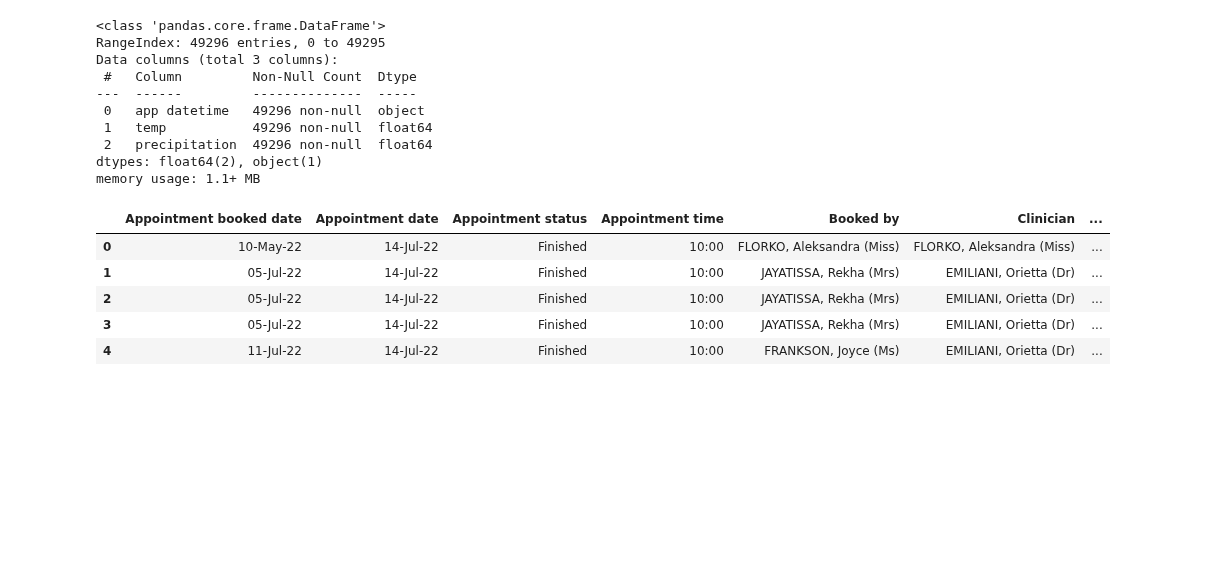
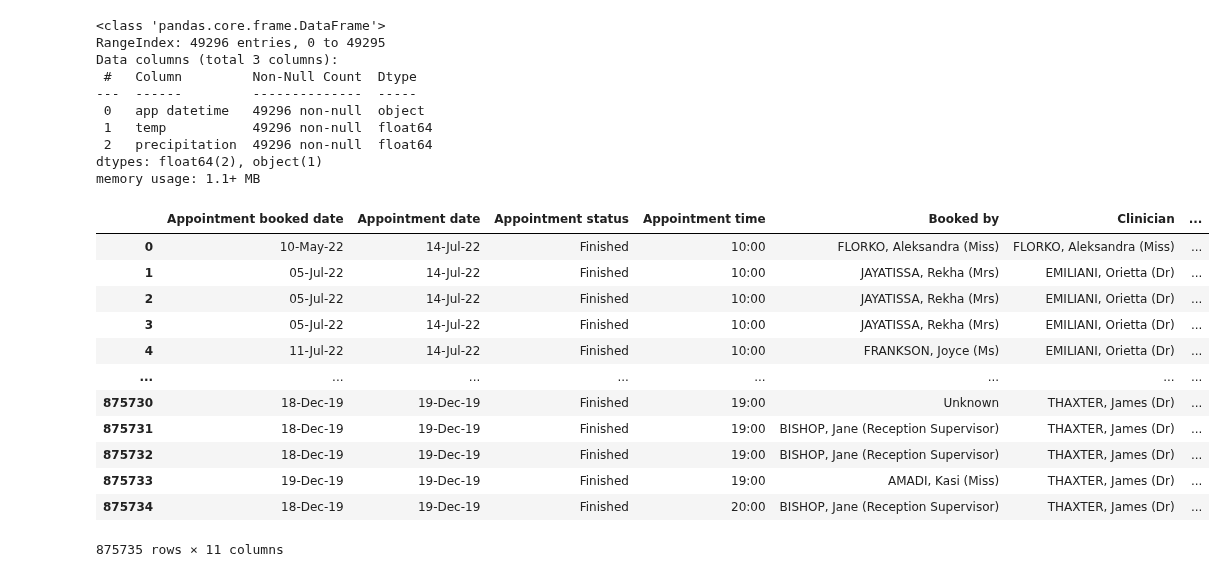
Before and after one commit to janduplessis883/project-showupforhealth, a Jupyter notebook: notebooks/Notebook-API-testing-FabySp.ipynb, the cells around one changed output. Saved outputs shown, nothing was run; the diff lists cells and outputs as text; code cells hidden in the pictures; blank space fills up the shorter version.

```diff
--- a/notebooks/Notebook-API-testing-FabySp.ipynb
+++ b/notebooks/Notebook-API-testing-FabySp.ipynb
@@ -135,13 +142,20 @@ memory usage: 1.1+ MB
 # %%
 # merging the app datetime columns from two different csv files
 df_weather['app datetime'] = pd.to_datetime(df_weather['app datetime'])
 
 merged_df = pd.merge(df_copy, df_weather, on='app datetime')
-merged_df.head()
+merged_df.head(-10)
 # %% [output]
 |  | Appointment booked date | Appointment date | Appointment status | Appointment time | Booked by | Clinician | ... |
 | 0 | 10-May-22 | 14-Jul-22 | Finished | 10:00 | FLORKO, Aleksandra (Miss) | FLORKO, Aleksandra (Miss) | ... |
 | 1 | 05-Jul-22 | 14-Jul-22 | Finished | 10:00 | JAYATISSA, Rekha (Mrs) | EMILIANI, Orietta (Dr) | ... |
 | 2 | 05-Jul-22 | 14-Jul-22 | Finished | 10:00 | JAYATISSA, Rekha (Mrs) | EMILIANI, Orietta (Dr) | ... |
 | 3 | 05-Jul-22 | 14-Jul-22 | Finished | 10:00 | JAYATISSA, Rekha (Mrs) | EMILIANI, Orietta (Dr) | ... |
 | 4 | 11-Jul-22 | 14-Jul-22 | Finished | 10:00 | FRANKSON, Joyce (Ms) | EMILIANI, Orietta (Dr) | ... |
+| ... | ... | ... | ... | ... | ... | ... | ... |
+| 875730 | 18-Dec-19 | 19-Dec-19 | Finished | 19:00 | Unknown | THAXTER, James (Dr) | ... |
+| 875731 | 18-Dec-19 | 19-Dec-19 | Finished | 19:00 | BISHOP, Jane (Reception Supervisor) | THAXTER, James (Dr) | ... |
+| 875732 | 18-Dec-19 | 19-Dec-19 | Finished | 19:00 | BISHOP, Jane (Reception Supervisor) | THAXTER, James (Dr) | ... |
+| 875733 | 19-Dec-19 | 19-Dec-19 | Finished | 19:00 | AMADI, Kasi (Miss) | THAXTER, James (Dr) | ... |
+| 875734 | 18-Dec-19 | 19-Dec-19 | Finished | 20:00 | BISHOP, Jane (Reception Supervisor) | THAXTER, James (Dr) | ... |
+875735 rows × 11 columns
```
Also changed, not shown: parts of 4 cells of this notebook.
